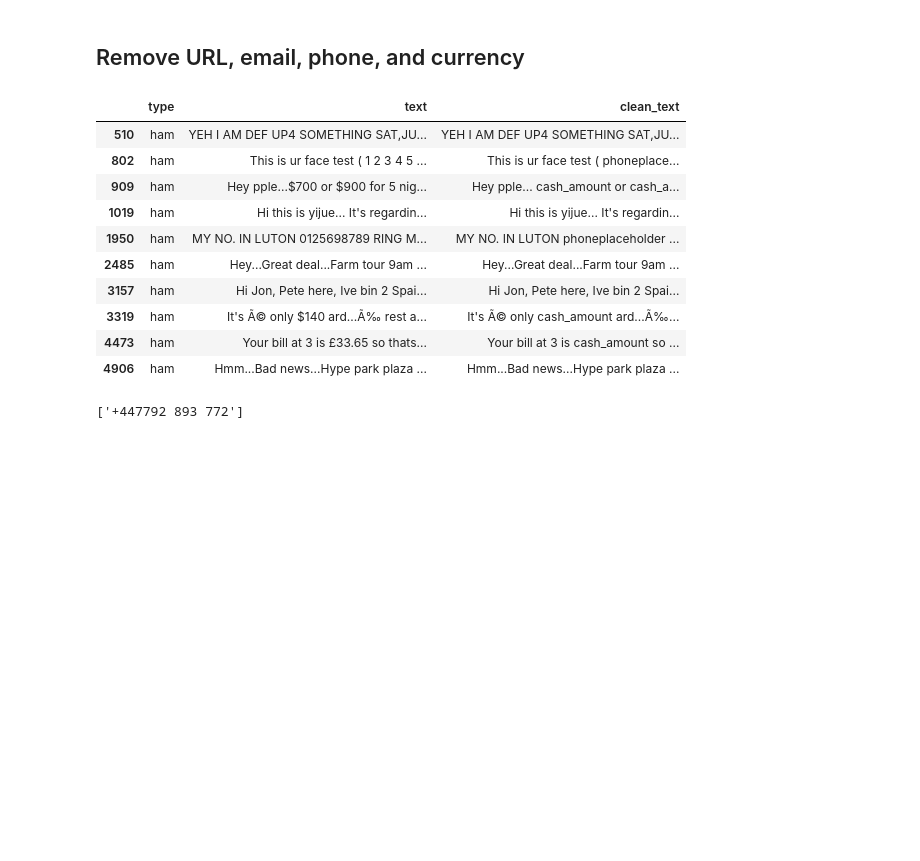
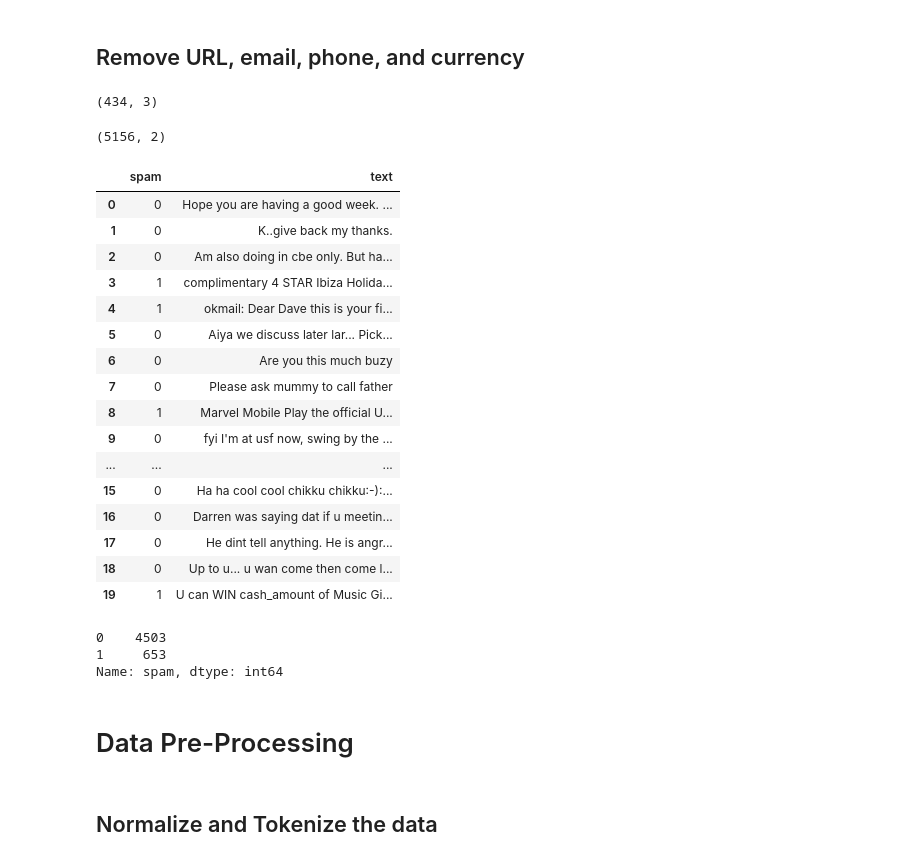
Before and after one commit to docju/capstone2, a Jupyter notebook: Capstone2.ipynb, the cells around one changed output. Saved outputs shown, nothing was run; the diff lists cells and outputs as text; code cells hidden in the pictures; blank space fills up the shorter version.

```diff
--- a/Capstone2.ipynb
+++ b/Capstone2.ipynb
@@ -111,26 +125,56 @@ def clean_text(text):
     for amount in detected_email:
         text = text.replace(amount," email_address ")
 
+
+
     return text
 
 # Apply the text cleaning to our text column
 df["clean_text"] = df["text"].apply(lambda x: clean_text(x))
 
 
-df[(df['text']!=df['clean_text']) & (df['type']=='ham')]
+df[(df['text']!=df['clean_text']) & (df['type']=='ham')].shape
+
+df[(df['text']!=df['clean_text']) & (df['type']=='spam')].shape
 # %% [output]
-|  | type | text | clean_text |
-| 510 | ham | YEH I AM DEF UP4 SOMETHING SAT,JU... | YEH I AM DEF UP4 SOMETHING SAT,JU... |
-| 802 | ham | This is ur face test ( 1 2 3 4 5 ... | This is ur face test ( phoneplace... |
-| 909 | ham | Hey pple...$700 or $900 for 5 nig... | Hey pple... cash_amount or cash_a... |
-| 1019 | ham | Hi this is yijue... It's regardin... | Hi this is yijue... It's regardin... |
-| 1950 | ham | MY NO. IN LUTON 0125698789 RING M... | MY NO. IN LUTON phoneplaceholder ... |
-| 2485 | ham | Hey...Great deal...Farm tour 9am ... | Hey...Great deal...Farm tour 9am ... |
-| 3157 | ham | Hi Jon, Pete here, Ive bin 2 Spai... | Hi Jon, Pete here, Ive bin 2 Spai... |
-| 3319 | ham | It's Ã© only $140 ard...Ã‰ rest a... | It's Ã© only cash_amount ard...Ã‰... |
-| 4473 | ham | Your bill at 3 is £33.65 so thats... | Your bill at 3 is cash_amount so ... |
-| 4906 | ham | Hmm...Bad news...Hype park plaza ... | Hmm...Bad news...Hype park plaza ... |
+(434, 3)
-# %%
-re.findall(phone_regex, '+447792 893 772')
-# %% [output]
-['+447792 893 772']
+# %%
+# Drop the original text column and rename it back to text
+sms= df.drop("text", axis=1)
+sms = sms.rename(columns={"clean_text": "text", "type":"spam"})
+sms.shape
+# %% [output]
+(5156, 2)
+# %%
+#change the ham/spam flags to 1 and 0
+sms.spam=sms.spam.replace({'ham':0,'spam':1})
+
+sms.head(20)
+# %% [output]
+|  | spam | text |
+| 0 | 0 | Hope you are having a good week. ... |
+| 1 | 0 | K..give back my thanks. |
+| 2 | 0 | Am also doing in cbe only. But ha... |
+| 3 | 1 | complimentary 4 STAR Ibiza Holida... |
+| 4 | 1 | okmail: Dear Dave this is your fi... |
+| 5 | 0 | Aiya we discuss later lar... Pick... |
+| 6 | 0 | Are you this much buzy |
+| 7 | 0 | Please ask mummy to call father |
+| 8 | 1 | Marvel Mobile Play the official U... |
+| 9 | 0 | fyi I'm at usf now, swing by the ... |
+| ... | ... | ... |
+| 15 | 0 | Ha ha cool cool chikku chikku:-):... |
+| 16 | 0 | Darren was saying dat if u meetin... |
+| 17 | 0 | He dint tell anything. He is angr... |
+| 18 | 0 | Up to u... u wan come then come l... |
+| 19 | 1 | U can WIN cash_amount of Music Gi... |
+# %%
+sms.spam.value_counts()
+# %% [output]
+0    4503
+1     653
+Name: spam, dtype: int64
+# %% [markdown]
+# Data Pre-Processing
+# %% [markdown]
+## Normalize and Tokenize the data
```
Also changed, not shown: parts of 7 cells of this notebook.
